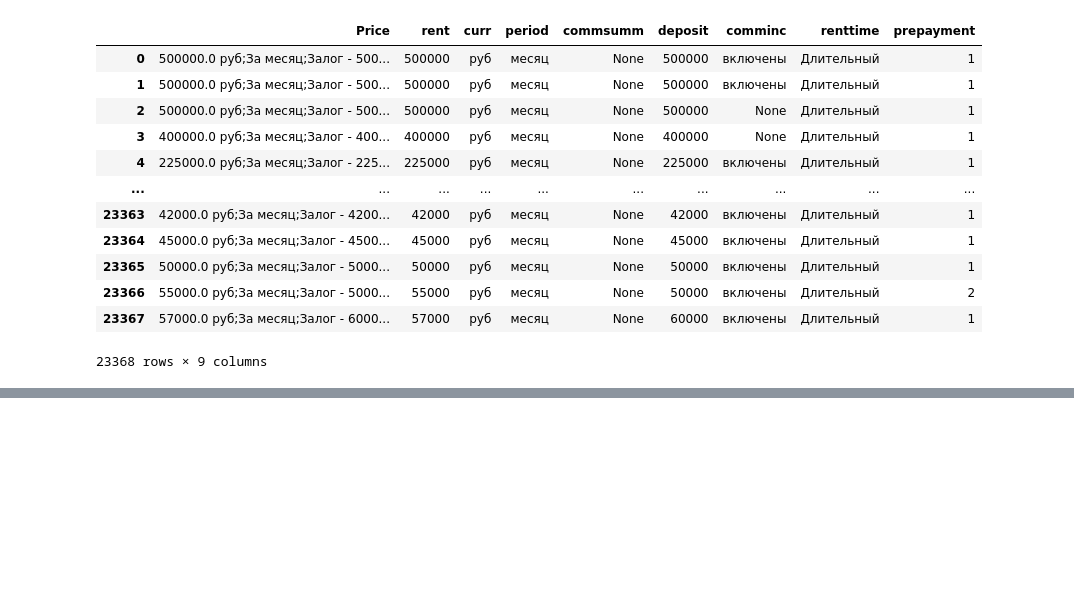
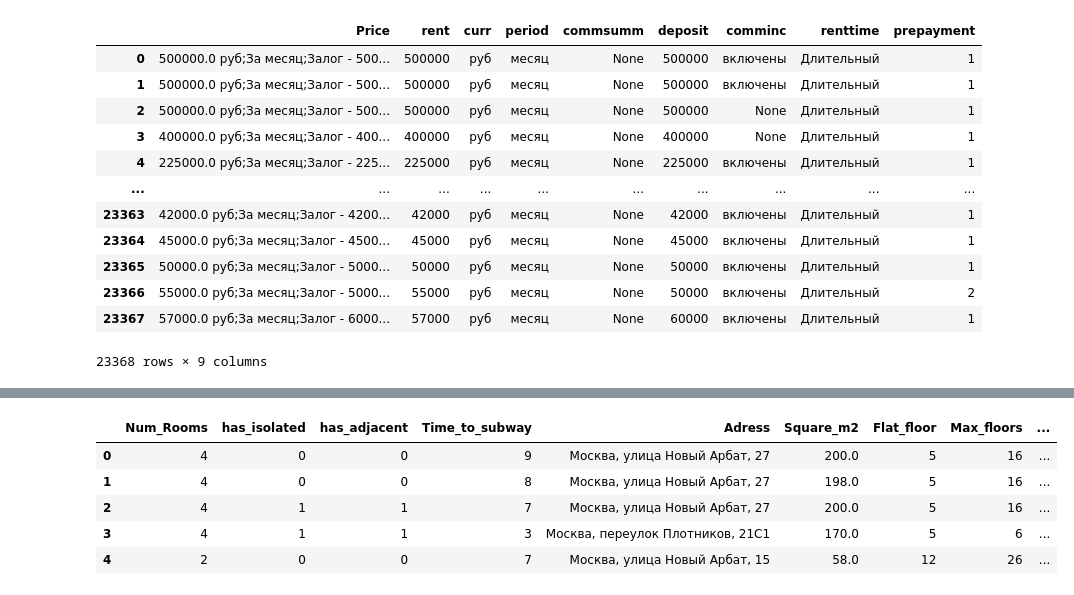
Before and after one commit to kolaz92/FlatPrices, a Jupyter notebook: preprocessing.ipynb, the cells around one changed output, grey strips where cells are left out. Cells and saved outputs as stored; diff of their text form; code cells hidden in the pictures; blank space fills up the shorter version.

```diff
--- a/preprocessing.ipynb
+++ b/preprocessing.ipynb
@@ -110,0 +162,17 @@ Name: prepayment, Length: 23368, dtype: object
+# %%
+#Кодируем коммунальные платежи
+Price['comminc'] = Price['comminc'].fillna(0)
+#Price[(~Price['commsumm'].isna()) & (~Price['comminc'].isna())]
+Price.loc[Price['comminc'] == 'включены','commsumm'] = 0
+Price.loc[Price['comminc'] == 'включены','comminc'] = 1
+Price[['rent','commsumm','deposit']] = Price[['rent','commsumm','deposit']].fillna(0).astype(float)
+Price['comminc'] = Price['comminc'].fillna(0).astype(int)
+Price = Price.drop(columns='Price')
+# %%
+flats = pd.concat([flats.loc[:,'Num_Rooms':'Parking'],Price,flats.loc[:,'Renovation':]],axis=1)
+# %%
+#разбиваем дом на этажи и тип дома
+HouseParams = flats['HouseType'].str.split('[/,]',regex=True,expand=True).rename(columns=dict(zip(range(3),['Flat_floor','Max_floors','HouseType'])))
+HouseParams['HouseType'] = HouseParams['HouseType'].fillna('Не указано')
+HouseParams[['Flat_floor','Max_floors']] = HouseParams[['Flat_floor','Max_floors']].astype(int)
+HouseParams.head()
@@ -110,0 +186,10 @@ Name: prepayment, Length: 23368, dtype: object
+# %%
+flats = pd.concat([flats.loc[:,'Num_Rooms':'Square_m2'],HouseParams,flats.loc[:,'Parking':]],axis=1)
+flats.head()
+# %% [output]
+|  | Num_Rooms | has_isolated | has_adjacent | Time_to_subway | Adress | Square_m2 | Flat_floor | Max_floors | ... |
+| 0 | 4 | 0 | 0 | 9 | Москва, улица Новый Арбат, 27 | 200.0 | 5 | 16 | ... |
+| 1 | 4 | 0 | 0 | 8 | Москва, улица Новый Арбат, 27 | 198.0 | 5 | 16 | ... |
+| 2 | 4 | 1 | 1 | 7 | Москва, улица Новый Арбат, 27 | 200.0 | 5 | 16 | ... |
+| 3 | 4 | 1 | 1 | 3 | Москва, переулок Плотников, 21С1 | 170.0 | 5 | 6 | ... |
+| 4 | 2 | 0 | 0 | 7 | Москва, улица Новый Арбат, 15 | 58.0 | 12 | 26 | ... |
```
Also changed, not shown: parts of 19 cells of this notebook.
